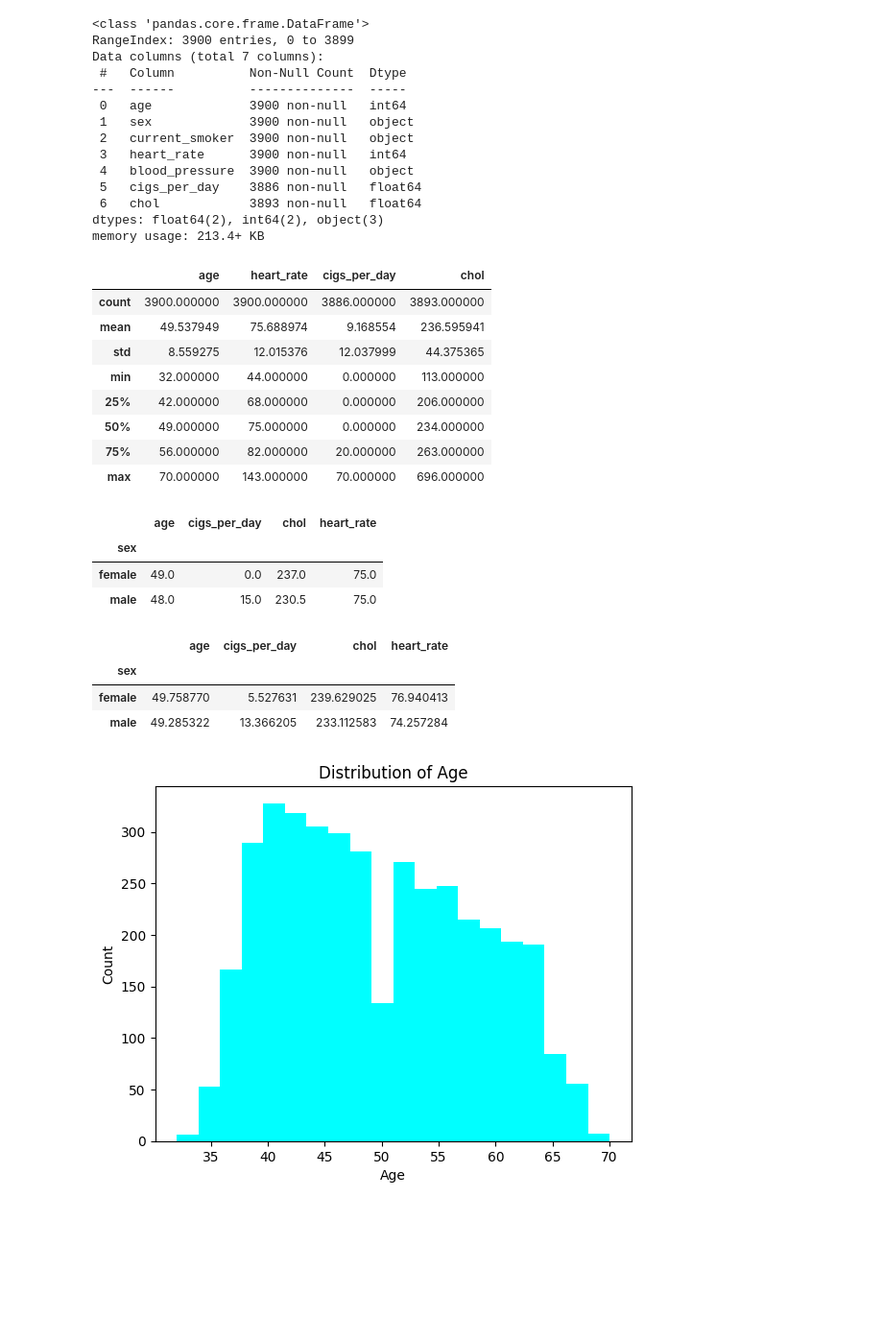
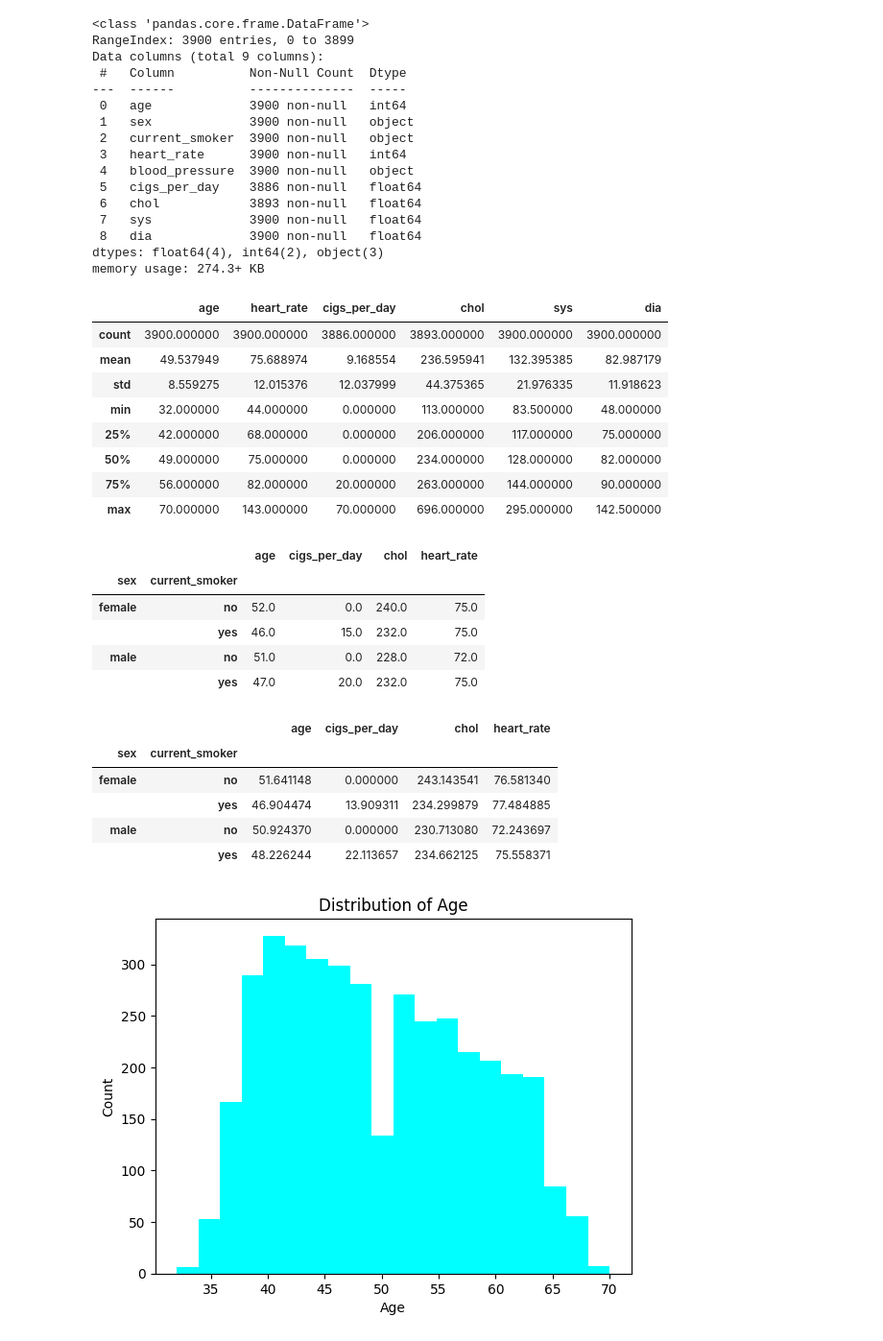
Before and after one commit to 254Bit/SmokersHealthData, a Jupyter notebook: smokers_data.ipynb, the cells around one changed output. Shown at 96% size. Drawn from its saved outputs; the diff is of its cells as text; code cells hidden in the pictures; blank space fills up the shorter version.

Commit message:
describing the data II

```diff
--- a/smokers_data.ipynb
+++ b/smokers_data.ipynb
@@ -25,0 +36,8 @@ df
+# %%
+split_data = df['blood_pressure'].str.split('/', expand=True)
+df['sys'] = split_data[0]
+df['dia'] = split_data[1]
+# %%
+df['sys'] = pd.to_numeric(df['sys'])
+df['dia'] = pd.to_numeric(df['dia'])
+df['chol'] = pd.to_numeric(df['chol'])
@@ -28,7 +60,7 @@ df.info()
 # %% [output]
 <class 'pandas.core.frame.DataFrame'>
 RangeIndex: 3900 entries, 0 to 3899
-Data columns (total 7 columns):
+Data columns (total 9 columns):
  #   Column          Non-Null Count  Dtype
 ---  ------          --------------  -----
  0   age             3900 non-null   int64
@@ -38,34 +70,40 @@ Data columns (total 7 columns):
  4   blood_pressure  3900 non-null   object
  5   cigs_per_day    3886 non-null   float64
  6   chol            3893 non-null   float64
-dtypes: float64(2), int64(2), object(3)
-memory usage: 213.4+ KB
+ 7   sys             3900 non-null   float64
+ 8   dia             3900 non-null   float64
+dtypes: float64(4), int64(2), object(3)
+memory usage: 274.3+ KB
 # %%
 df.describe()
 # %% [output]
-|  | age | heart_rate | cigs_per_day | chol |
-| count | 3900.000000 | 3900.000000 | 3886.000000 | 3893.000000 |
-| mean | 49.537949 | 75.688974 | 9.168554 | 236.595941 |
-| std | 8.559275 | 12.015376 | 12.037999 | 44.375365 |
-| min | 32.000000 | 44.000000 | 0.000000 | 113.000000 |
-| 25% | 42.000000 | 68.000000 | 0.000000 | 206.000000 |
-| 50% | 49.000000 | 75.000000 | 0.000000 | 234.000000 |
-| 75% | 56.000000 | 82.000000 | 20.000000 | 263.000000 |
-| max | 70.000000 | 143.000000 | 70.000000 | 696.000000 |
+|  | age | heart_rate | cigs_per_day | chol | sys | dia |
+| count | 3900.000000 | 3900.000000 | 3886.000000 | 3893.000000 | 3900.000000 | 3900.000000 |
+| mean | 49.537949 | 75.688974 | 9.168554 | 236.595941 | 132.395385 | 82.987179 |
+| std | 8.559275 | 12.015376 | 12.037999 | 44.375365 | 21.976335 | 11.918623 |
+| min | 32.000000 | 44.000000 | 0.000000 | 113.000000 | 83.500000 | 48.000000 |
+| 25% | 42.000000 | 68.000000 | 0.000000 | 206.000000 | 117.000000 | 75.000000 |
+| 50% | 49.000000 | 75.000000 | 0.000000 | 234.000000 | 128.000000 | 82.000000 |
+| 75% | 56.000000 | 82.000000 | 20.000000 | 263.000000 | 144.000000 | 90.000000 |
+| max | 70.000000 | 143.000000 | 70.000000 | 696.000000 | 295.000000 | 142.500000 |
 # %%
-df.groupby('sex')[['age','cigs_per_day','chol','heart_rate']].median()
+df.groupby(['sex','current_smoker'])[['age','cigs_per_day','chol','heart_rate']].median()
 # %% [output]
-|  | age | cigs_per_day | chol | heart_rate |
-| sex |  |  |  |  |
-| female | 49.0 | 0.0 | 237.0 | 75.0 |
-| male | 48.0 | 15.0 | 230.5 | 75.0 |
+|  |  | age | cigs_per_day | chol | heart_rate |
+| sex | current_smoker |  |  |  |  |
+| female | no | 52.0 | 0.0 | 240.0 | 75.0 |
+|  | yes | 46.0 | 15.0 | 232.0 | 75.0 |
+| male | no | 51.0 | 0.0 | 228.0 | 72.0 |
+|  | yes | 47.0 | 20.0 | 232.0 | 75.0 |
 # %%
-df.groupby('sex')[['age','cigs_per_day','chol','heart_rate']].mean()
+df.groupby(['sex','current_smoker'])[['age','cigs_per_day','chol','heart_rate']].mean()
 # %% [output]
-|  | age | cigs_per_day | chol | heart_rate |
-| sex |  |  |  |  |
-| female | 49.758770 | 5.527631 | 239.629025 | 76.940413 |
-| male | 49.285322 | 13.366205 | 233.112583 | 74.257284 |
+|  |  | age | cigs_per_day | chol | heart_rate |
+| sex | current_smoker |  |  |  |  |
+| female | no | 51.641148 | 0.000000 | 243.143541 | 76.581340 |
+|  | yes | 46.904474 | 13.909311 | 234.299879 | 77.484885 |
+| male | no | 50.924370 | 0.000000 | 230.713080 | 72.243697 |
+|  | yes | 48.226244 | 22.113657 | 234.662125 | 75.558371 |
 # %%
 #Distribution of Ages
 plt.hist(df['age'], bins=20, color='cyan')
```
Also changed, not shown: parts of 5 cells of this notebook.
